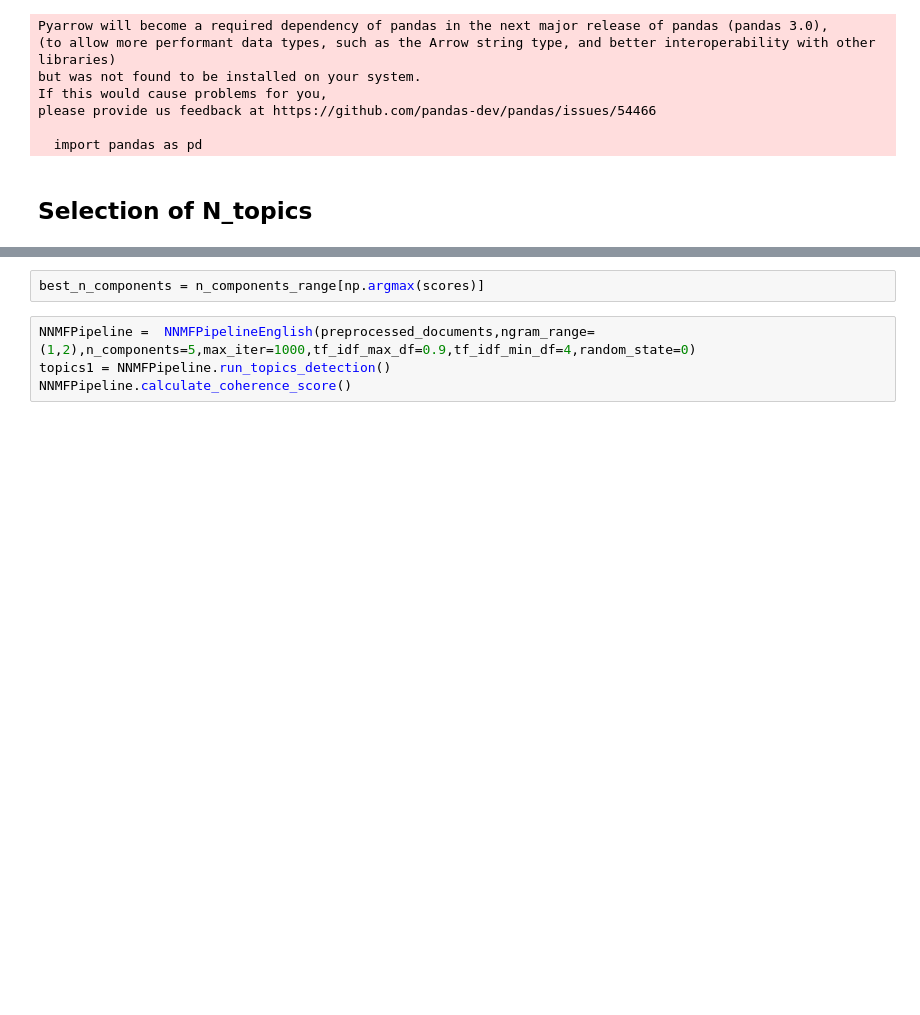
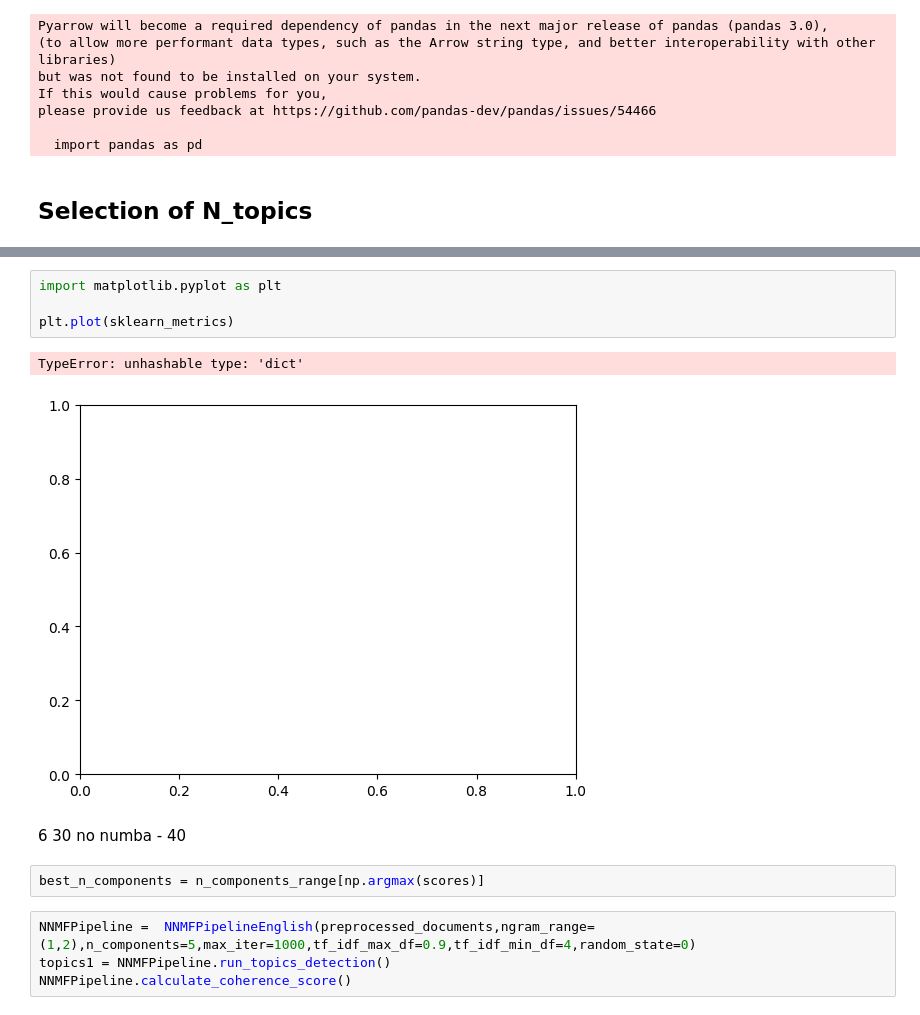
Before and after one commit to eingrid/LA_project, a Jupyter notebook: NMF_topic_modeling_selection_of_topics.ipynb, the cells around one changed output, grey strips where cells are left out. Drawn from its saved outputs; the diff is of its cells as text; blank space fills up the shorter version.

```diff
--- a/NMF_topic_modeling_selection_of_topics.ipynb
+++ b/NMF_topic_modeling_selection_of_topics.ipynb
@@ -47,3 +120,12 @@ Current score 0.5922649824398365, n_components = 100
+# %%
+import matplotlib.pyplot as plt
+
+plt.plot(sklearn_metrics)
+# %% [output]
+TypeError: unhashable type: 'dict'
+[figure, added]
+# %% [markdown]
+6 30 no numba - 40
 # %%
 best_n_components = n_components_range[np.argmax(scores)]
 # %%
```
Also changed, not shown: parts of 17 cells of this notebook, 6 other files.
